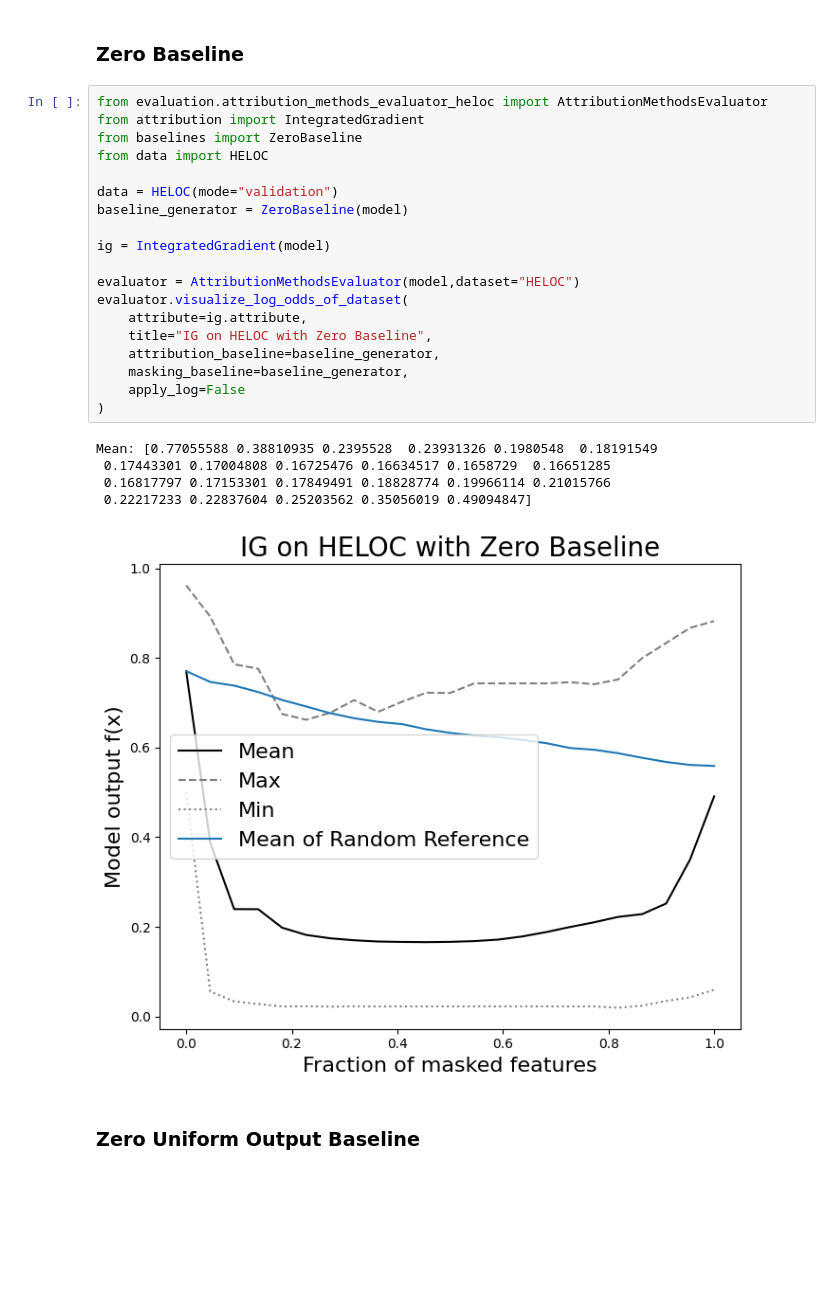
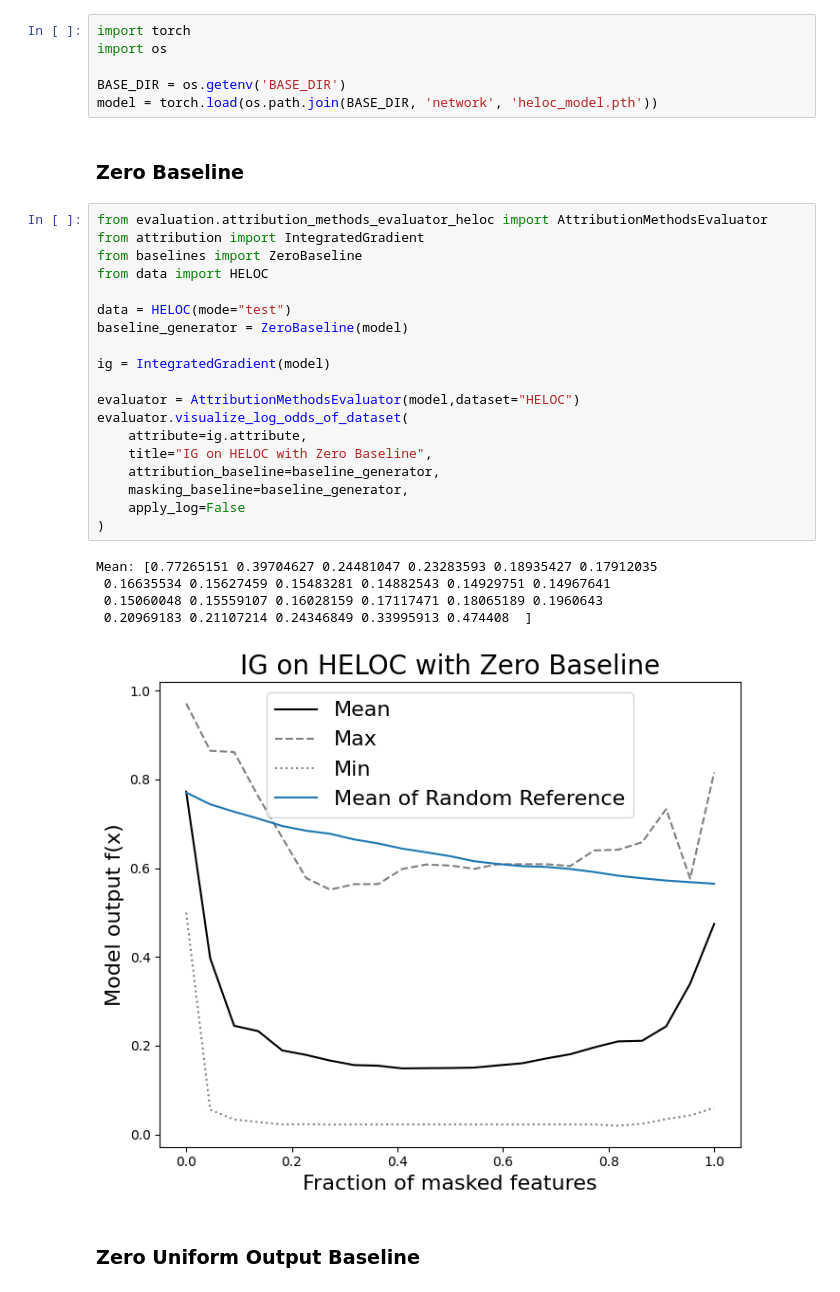
Before and after one commit to mrschmdt/XAI-baselines, a Jupyter notebook: baseline_test.ipynb, the cells around one changed output. Saved outputs shown, nothing was run; the diff lists cells and outputs as text; blank space fills up the shorter version.

```diff
--- a/baseline_test.ipynb
+++ b/baseline_test.ipynb
@@ -27,33 +31,39 @@ NeuralNetwork(
   )
 )
 [figure]
+# %%
+import torch
+import os
+
+BASE_DIR = os.getenv('BASE_DIR')
+model = torch.load(os.path.join(BASE_DIR, 'network', 'heloc_model.pth'))
 # %% [markdown]
 ### Zero Baseline
 # %%
 from evaluation.attribution_methods_evaluator_heloc import AttributionMethodsEvaluator
 from attribution import IntegratedGradient
 from baselines import ZeroBaseline
 from data import HELOC
 
-data = HELOC(mode="validation")
+data = HELOC(mode="test")
 baseline_generator = ZeroBaseline(model)
 
 ig = IntegratedGradient(model)
 
 evaluator = AttributionMethodsEvaluator(model,dataset="HELOC")
 evaluator.visualize_log_odds_of_dataset(
     attribute=ig.attribute,
     title="IG on HELOC with Zero Baseline",
     attribution_baseline=baseline_generator,
     masking_baseline=baseline_generator,
     apply_log=False
 )
 # %% [output]
-Mean: [0.77055588 0.38810935 0.2395528  0.23931326 0.1980548  0.18191549
- 0.17443301 0.17004808 0.16725476 0.16634517 0.1658729  0.16651285
- 0.16817797 0.17153301 0.17849491 0.18828774 0.19966114 0.21015766
- 0.22217233 0.22837604 0.25203562 0.35056019 0.49094847]
+Mean: [0.77265151 0.39704627 0.24481047 0.23283593 0.18935427 0.17912035
+ 0.16635534 0.15627459 0.15483281 0.14882543 0.14929751 0.14967641
+ 0.15060048 0.15559107 0.16028159 0.17117471 0.18065189 0.1960643
+ 0.20969183 0.21107214 0.24346849 0.33995913 0.474408  ]
-[figure, old version]
+[figure, new version]
 # %% [markdown]
 ### Zero Uniform Output Baseline
 # %%
```
Also changed, not shown: parts of 3 cells of this notebook, 5 other files.
